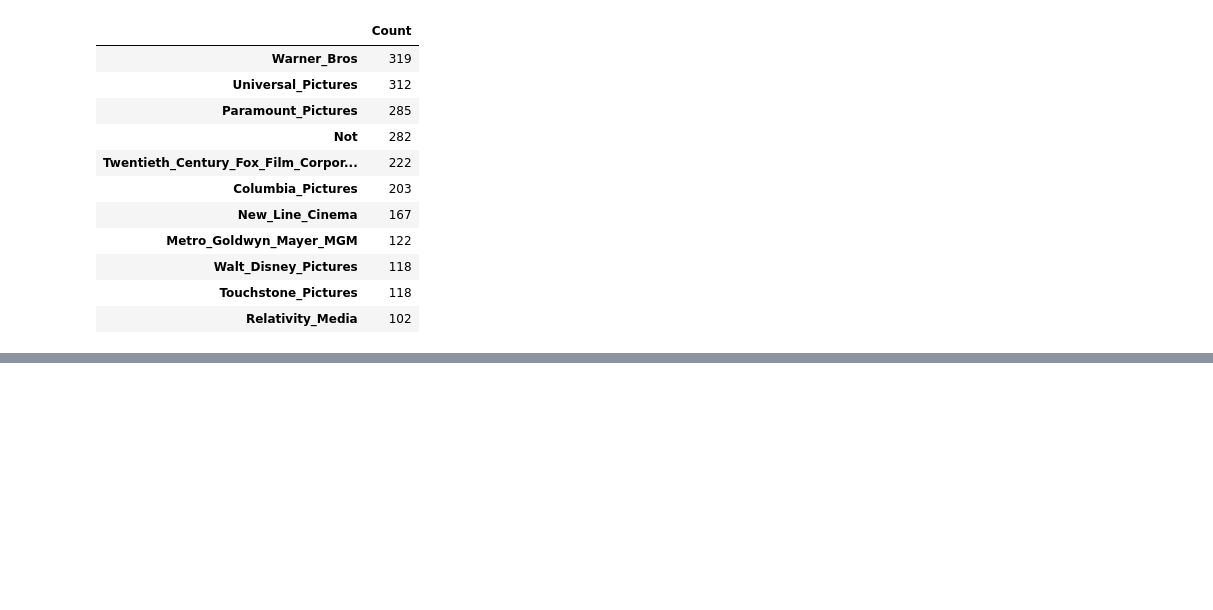
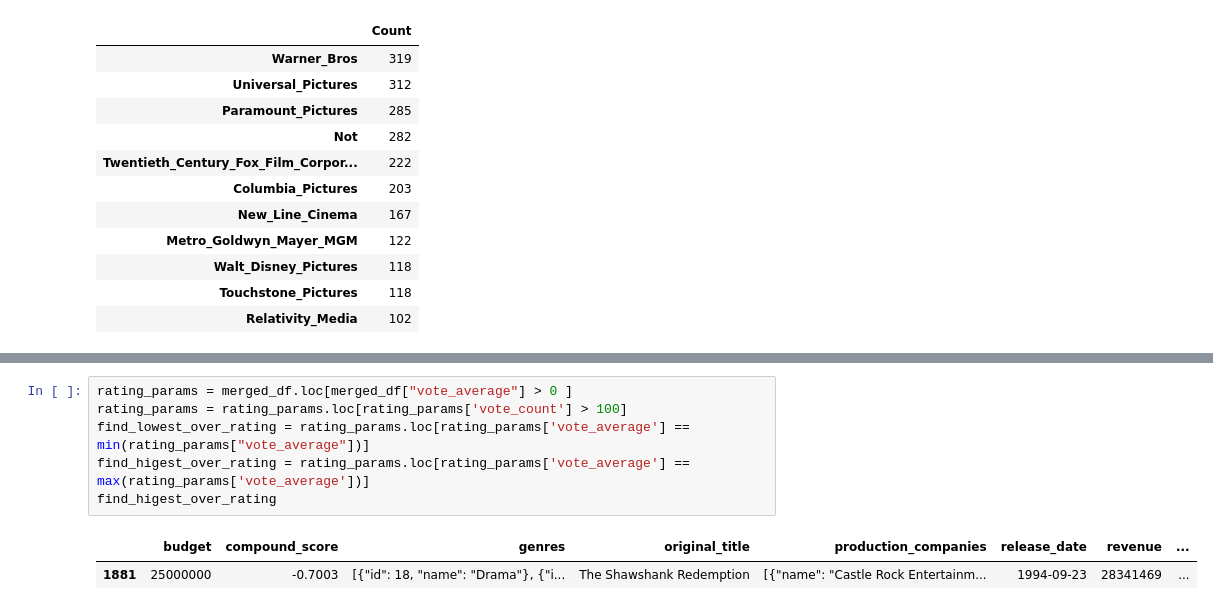
Before and after one commit to mjr390/Movies_Exploration, a Jupyter notebook: Clean_Working_Code.ipynb, the cells around one changed output, grey strips where cells are left out. Saved outputs shown, nothing was run; the diff lists cells and outputs as text; blank space fills up the shorter version.

```diff
--- a/Clean_Working_Code.ipynb
+++ b/Clean_Working_Code.ipynb
@@ -589,0 +634,9 @@ Warner_Bros_df
+# %%
+rating_params = merged_df.loc[merged_df["vote_average"] > 0 ]
+rating_params = rating_params.loc[rating_params['vote_count'] > 100]
+find_lowest_over_rating = rating_params.loc[rating_params['vote_average'] == min(rating_params["vote_average"])]
+find_higest_over_rating = rating_params.loc[rating_params['vote_average'] == max(rating_params['vote_average'])]
+find_higest_over_rating
+# %% [output]
+|  | budget | compound_score | genres | original_title | production_companies | release_date | revenue | ... |
+| 1881 | 25000000 | -0.7003 | [{"id": 18, "name": "Drama"}, {"i... | The Shawshank Redemption | [{"name": "Castle Rock Entertainm... | 1994-09-23 | 28341469 | ... |
```
Also changed, not shown: parts of 7 cells of this notebook, 1 other file.
